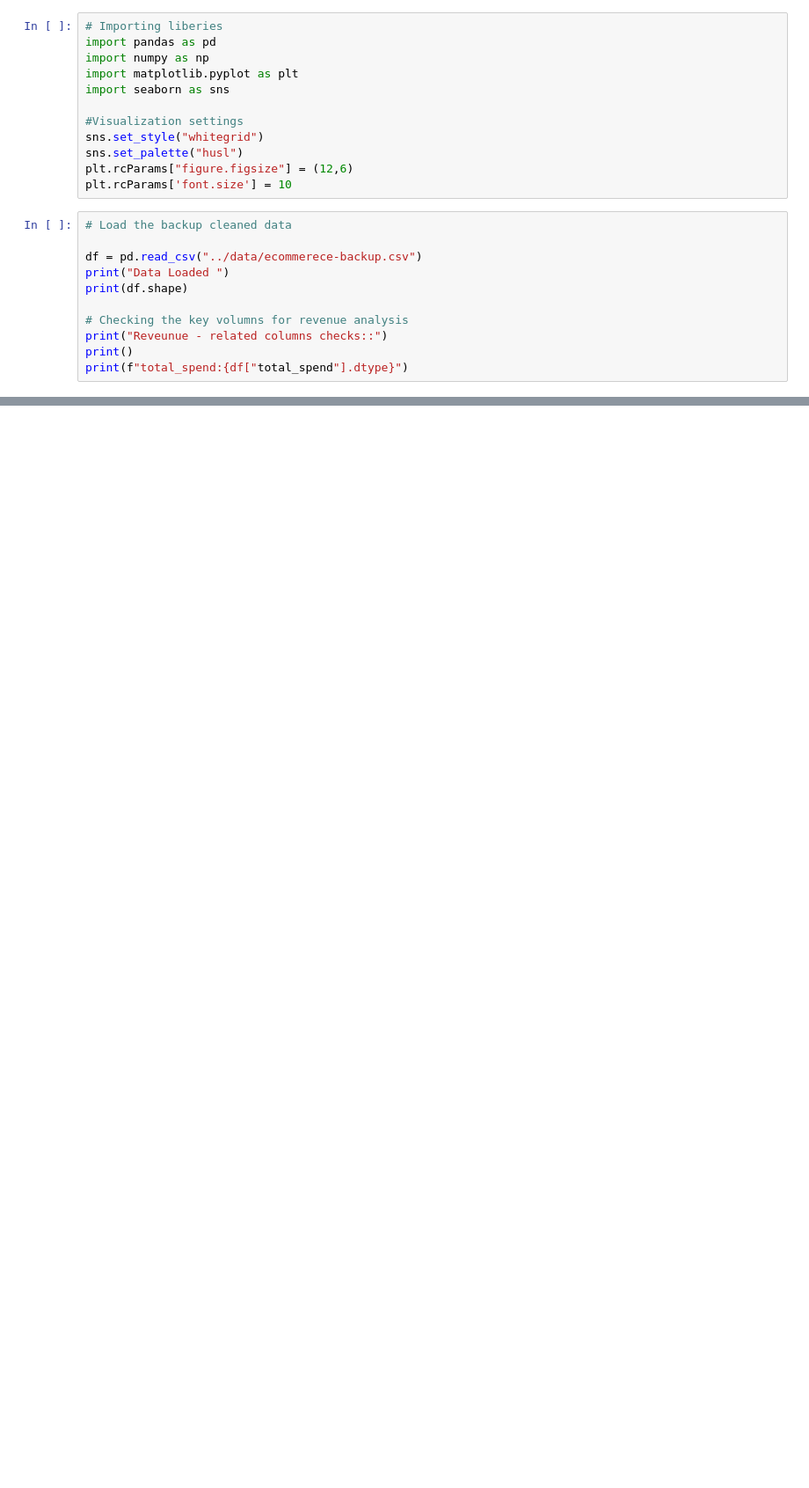
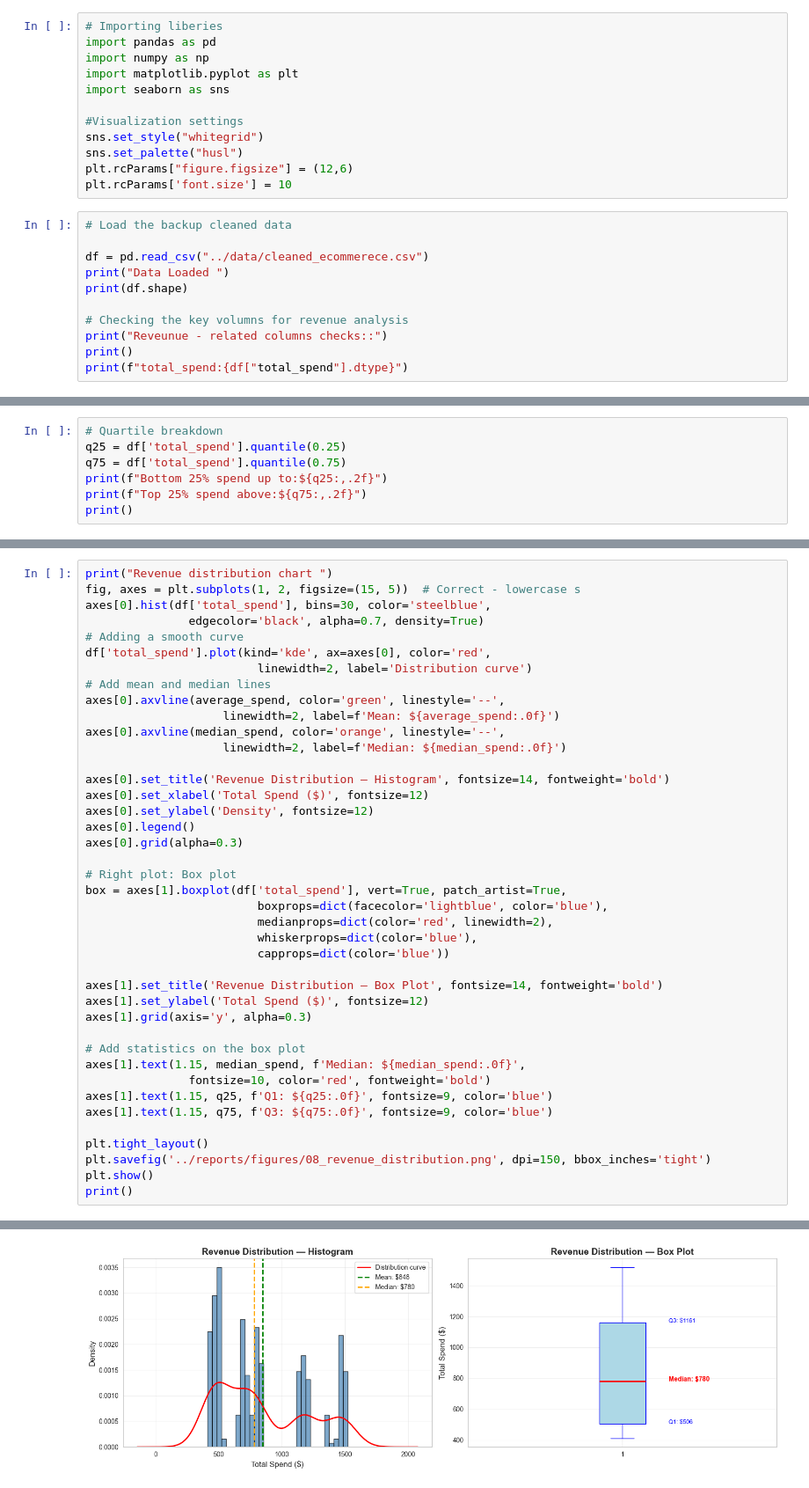
Before and after one commit to suzzzel5/E-Commerce-Customer-Analytics, a Jupyter notebook: notebooks/03_revenue_analysis.ipynb, the cells around one changed output, grey strips where cells are left out. Shown at 88% size. Cells and saved outputs as stored; diff of their text form; blank space fills up the shorter version.

Commit message:
Revunue distribution

```diff
--- a/notebooks/03_revenue_analysis.ipynb
+++ b/notebooks/03_revenue_analysis.ipynb
@@ -38,7 +38,7 @@ plt.rcParams['font.size'] = 10
 # %%
 # Load the backup cleaned data
 
-df = pd.read_csv("../data/ecommerece-backup.csv")
+df = pd.read_csv("../data/cleaned_ecommerece.csv")
 print("Data Loaded ")
 print(df.shape)
 
@@ -71,0 +92,7 @@ print(f" std Deviation : {std_spend}")
+# %%
+# Quartile breakdown
+q25 = df['total_spend'].quantile(0.25)
+q75 = df['total_spend'].quantile(0.75)
+print(f"Bottom 25% spend up to:${q25:,.2f}")
+print(f"Top 25% spend above:${q75:,.2f}")
+print()
@@ -71,0 +104,42 @@ print(f" std Deviation : {std_spend}")
+# %%
+print("Revenue distribution chart ")
+fig, axes = plt.subplots(1, 2, figsize=(15, 5))  # Correct - lowercase s
+axes[0].hist(df['total_spend'], bins=30, color='steelblue',
+               edgecolor='black', alpha=0.7, density=True)
+# Adding a smooth curve
+df['total_spend'].plot(kind='kde', ax=axes[0], color='red',
+                         linewidth=2, label='Distribution curve')
+# Add mean and median lines
+axes[0].axvline(average_spend, color='green', linestyle='--',
+                    linewidth=2, label=f'Mean: ${average_spend:.0f}')
+axes[0].axvline(median_spend, color='orange', linestyle='--',
+                    linewidth=2, label=f'Median: ${median_spend:.0f}')
+
+axes[0].set_title('Revenue Distribution — Histogram', fontsize=14, fontweight='bold')
+axes[0].set_xlabel('Total Spend ($)', fontsize=12)
+axes[0].set_ylabel('Density', fontsize=12)
+axes[0].legend()
+axes[0].grid(alpha=0.3)
+
+# Right plot: Box plot
+box = axes[1].boxplot(df['total_spend'], vert=True, patch_artist=True,
+                         boxprops=dict(facecolor='lightblue', color='blue'),
+                         medianprops=dict(color='red', linewidth=2),
+                         whiskerprops=dict(color='blue'),
+                         capprops=dict(color='blue'))
+
+axes[1].set_title('Revenue Distribution — Box Plot', fontsize=14, fontweight='bold')
+axes[1].set_ylabel('Total Spend ($)', fontsize=12)
+axes[1].grid(axis='y', alpha=0.3)
+
+# Add statistics on the box plot
+axes[1].text(1.15, median_spend, f'Median: ${median_spend:.0f}',
+               fontsize=10, color='red', fontweight='bold')
+axes[1].text(1.15, q25, f'Q1: ${q25:.0f}', fontsize=9, color='blue')
+axes[1].text(1.15, q75, f'Q3: ${q75:.0f}', fontsize=9, color='blue')
+
+plt.tight_layout()
+plt.savefig('../reports/figures/08_revenue_distribution.png', dpi=150, bbox_inches='tight')
+plt.show()
+print()
+# %% [output]
@@ -71,0 +147 @@ print(f" std Deviation : {std_spend}")
+[figure, added]
```
Also changed, not shown: parts of 7 cells of this notebook, 1 other file.
